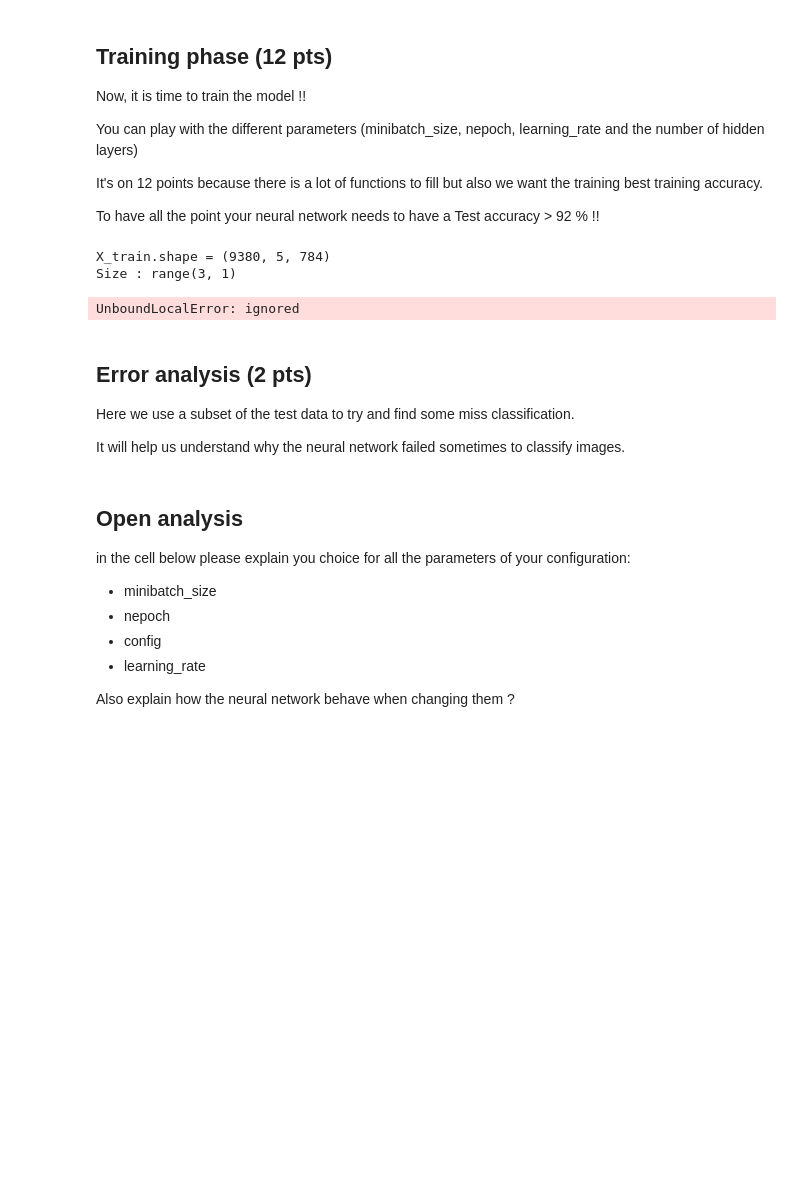
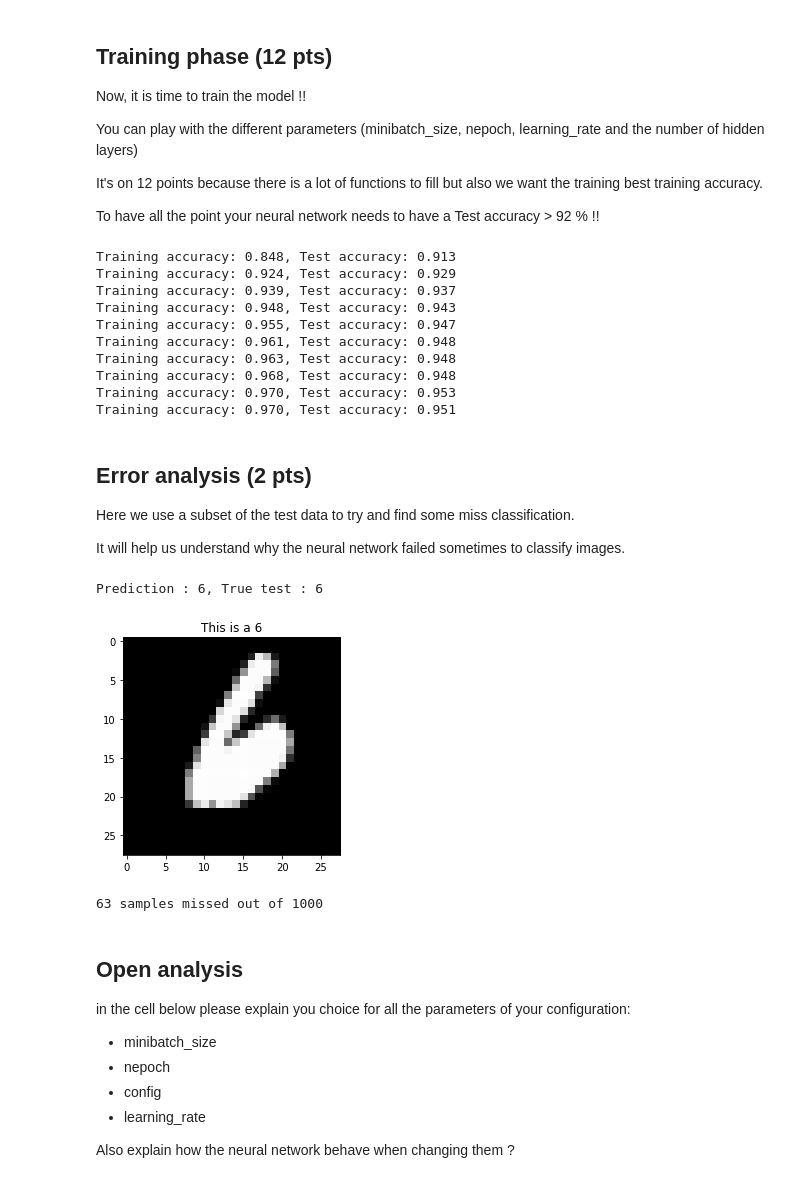
Before and after one commit to DL-ECE/tp-1-deeplearningbasics-TimotheeCDF, a Jupyter notebook: Copie_de_rapport.ipynb, the cells around one changed output. Drawn from its saved outputs; the diff is of its cells as text; code cells hidden in the pictures; blank space fills up the shorter version.

```diff
--- a/Copie_de_rapport.ipynb
+++ b/Copie_de_rapport.ipynb
@@ -152,11 +121,11 @@ Implement the sigmoid function, its derivative and the softmax function:
 # %%
 def sigmoid(M: np.array) -> np.array:
     """Apply a sigmoid to the input array"""
-    return 1/(1 + math.exp(-M))
+    return 1 / (1 + np.exp(-M))
 # %%
 def d_sigmoid(M: np.array)-> np.array:
     """Compute the derivative of the sigmoid"""
-    return sigmoid(M) / 1 - sigmoid(M)
+    return sigmoid(M) * (1 - sigmoid(M))
 # %%
 def softmax(X: np.array)-> np.array:
     """Apply a softmax to the input array"""
@@ -324,20 +288,27 @@ It's on 12 points because there is a lot of functions to fill but also we want t
 
 To have all the point your neural network needs to have a Test accuracy > 92 % !!
 # %%
-minibatch_size = 5
+minibatch_size = 20
 nepoch = 10
-learning_rate = 0.01
+learning_rate = 0.1
 
-ffnn = FFNN(config=[784, 3, 3, 10], minibatch_size=minibatch_size, learning_rate=learning_rate)
+ffnn = FFNN(config=[784, 60, 60, 10], minibatch_size=minibatch_size, learning_rate=learning_rate)
 # %%
 assert X_train.shape[0] % minibatch_size == 0
 assert X_test.shape[0] % minibatch_size == 0
 
-err = ffnn.train(nepoch, X_train, y_train, X_test, y_test)
+err = ffnn.train(nepoch, normalize_data(X_train), target_to_one_hot(y_train), normalize_data(X_test), target_to_one_hot(y_test))
 # %% [output]
-X_train.shape = (9380, 5, 784)
-Size : range(3, 1)
+Training accuracy: 0.848, Test accuracy: 0.913
+Training accuracy: 0.924, Test accuracy: 0.929
+Training accuracy: 0.939, Test accuracy: 0.937
+Training accuracy: 0.948, Test accuracy: 0.943
+Training accuracy: 0.955, Test accuracy: 0.947
+Training accuracy: 0.961, Test accuracy: 0.948
+Training accuracy: 0.963, Test accuracy: 0.948
+Training accuracy: 0.968, Test accuracy: 0.948
+Training accuracy: 0.970, Test accuracy: 0.953
+Training accuracy: 0.970, Test accuracy: 0.951
-UnboundLocalError: ignored
 # %% [markdown]
 ## Error analysis (2 pts)
 
@@ -347,25 +318,28 @@ It will help us understand why the neural network failed sometimes to classify i
 # %%
 nsample = 1000
 X_demo = X_test[:nsample,:]
 y_demo = ffnn.forward_pass(X_demo)
-y_true = y_test[:nsample,:]
+y_true = y_test[:nsample]
 
-index_to_plot = 50
+index_to_plot = 404
 plot_one_image(X_demo, y_true, index_to_plot)
 
-# Compare to the prediction
-prediction = np.argmax(y_demo[index_to_plot,:])
-true_target = np.argmax(y_true[index_to_plot,:])
-
-# is it the same number ?
+prediction = str(np.argmax(y_demo[index_to_plot]))
+true_target = y_true[index_to_plot]
+print("Prediction : " + str(prediction) + ", True test : " + str(true_target))
+# %% [output]
+Prediction : 6, True test : 6
+[figure, added]
 # %%
 # loop arround the demo test set and try to find a miss prediction
+miss_prediction = 0
 for i in range(0, nsample):
-    prediction = None # Todo
-    true_target = None # Todo
-    if prediction != true_target:
-        # TODO
-        pass
+    prediction = str(np.argmax(y_demo[i]))
+    true_target = y_true[i]
+    if prediction != true_target: miss_prediction += 1
+print(str(miss_prediction) + " samples missed out of " + str(nsample))
+# %% [output]
+63 samples missed out of 1000
 # %% [markdown]
 ## Open analysis
 
```
Also changed, not shown: parts of 7 cells of this notebook.
